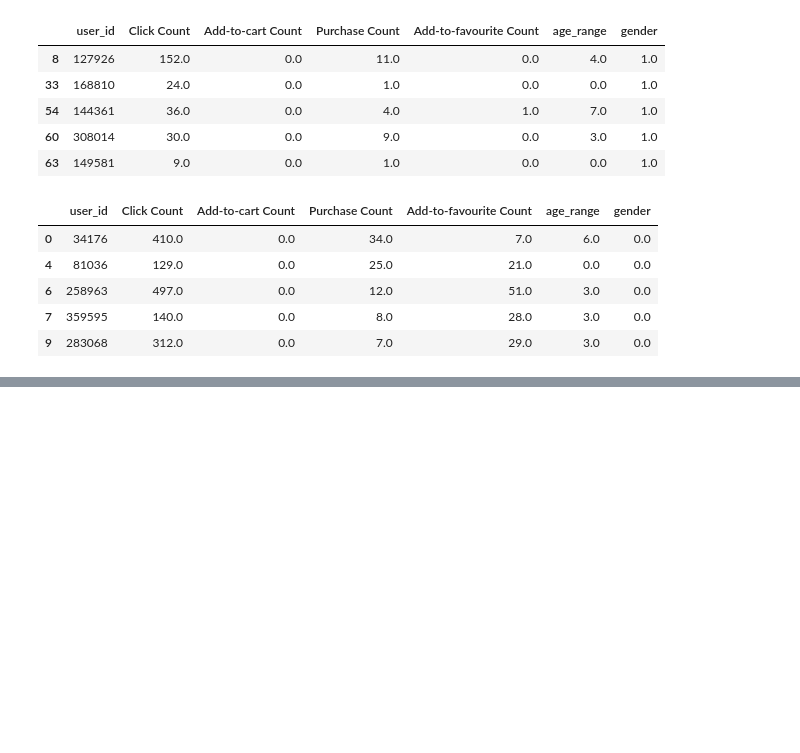
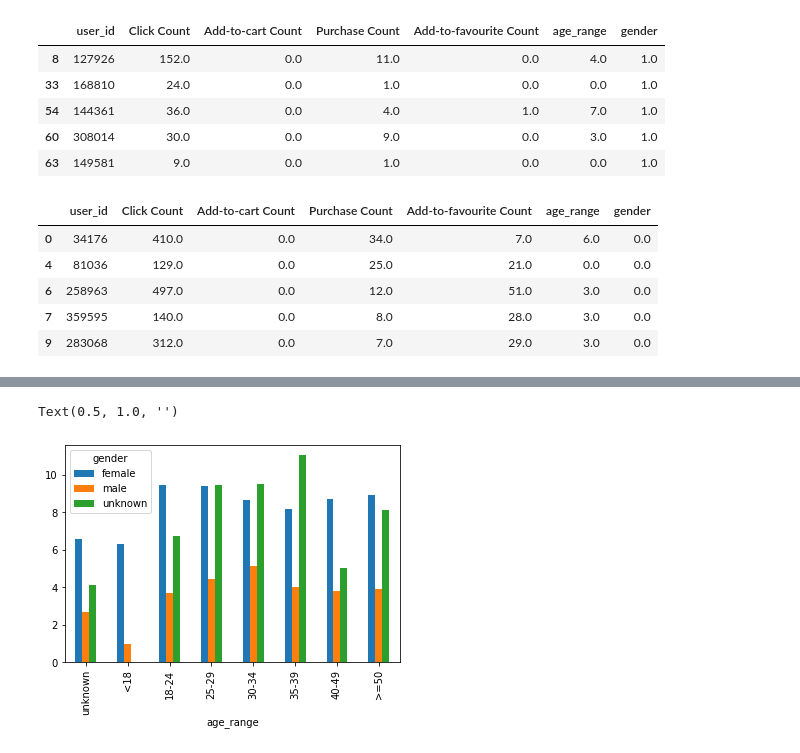
Before and after one commit to Augustine-C/Data_mining_project, a Jupyter notebook: Train Data Visualization.ipynb, the cells around one changed output, grey strips where cells are left out. Drawn from its saved outputs; the diff is of its cells as text; code cells hidden in the pictures; blank space fills up the shorter version.

```diff
--- a/Train Data Visualization.ipynb
+++ b/Train Data Visualization.ipynb
@@ -114,0 +145,7 @@ female_info['Click Count'].plot(kind = 'box')
+# %%
+fig = user_info.pivot_table(index=["age_range"], columns="gender", values="Add-to-favourite Count", aggfunc=np.mean).plot.bar()
+fig.set_xticklabels(["unknown","<18","18-24","25-29","30-34","35-39","40-49",">=50"])
+fig.set_title("")
+# %% [output]
+Text(0.5, 1.0, '')
+[figure, added]
```
Also changed, not shown: parts of 14 cells of this notebook, 1 other file.
